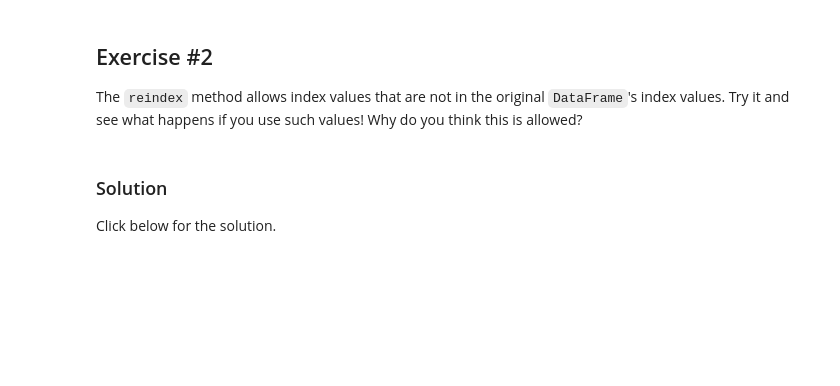
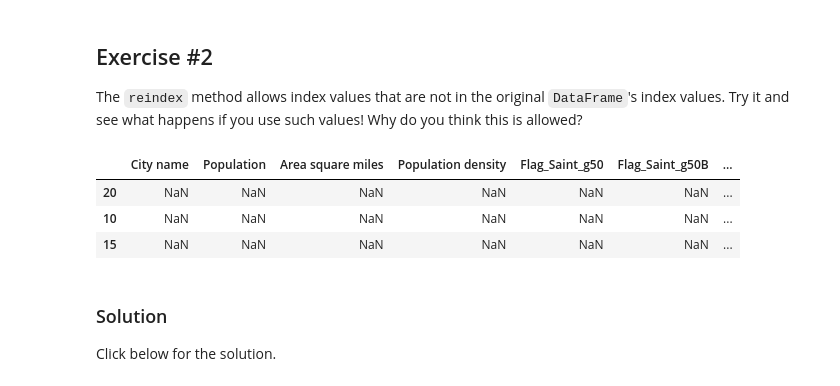
Before and after one commit to skyprince999/CoLab---ML-Crash-Course, a Jupyter notebook: intro_to_pandas.ipynb, the cells around one changed output. Cells and saved outputs as stored; diff of their text form; code cells hidden in the pictures; blank space fills up the shorter version.

```diff
--- a/intro_to_pandas.ipynb
+++ b/intro_to_pandas.ipynb
@@ -122,0 +188,10 @@ Modify the `cities` table by adding a new boolean column that is True if and onl
+# %%
+# Your code here
+saintFlag = cities['City name'].apply(lambda san: 'San' in san)
+g50Flag = cities['Area square miles'].apply(lambda val: val > 50)
+
+cities['Flag_Saint_g50'] = saintFlag & g50Flag
+
+cities['Flag_Saint_g50B'] = (cities['Area square miles'] > 50) & cities['City name'].apply(lambda name: name.startswith('San'))
+
+print(cities)
@@ -153,6 +257,12 @@ For more information, see the [Index documentation](http://pandas.pydata.org/pan
 The `reindex` method allows index values that are not in the original `DataFrame`'s index values. Try it and see what happens if you use such values! Why do you think this is allowed?
 # %%
 # Your code here
+cities.reindex([20, 10, 15])
+# %% [output]
+|  | City name | Population | Area square miles | Population density | Flag_Saint_g50 | Flag_Saint_g50B | ... |
+| 20 | NaN | NaN | NaN | NaN | NaN | NaN | ... |
+| 10 | NaN | NaN | NaN | NaN | NaN | NaN | ... |
+| 15 | NaN | NaN | NaN | NaN | NaN | NaN | ... |
 # %% [markdown]
 ### Solution
 
```
Also changed, not shown: parts of 20 cells of this notebook.
